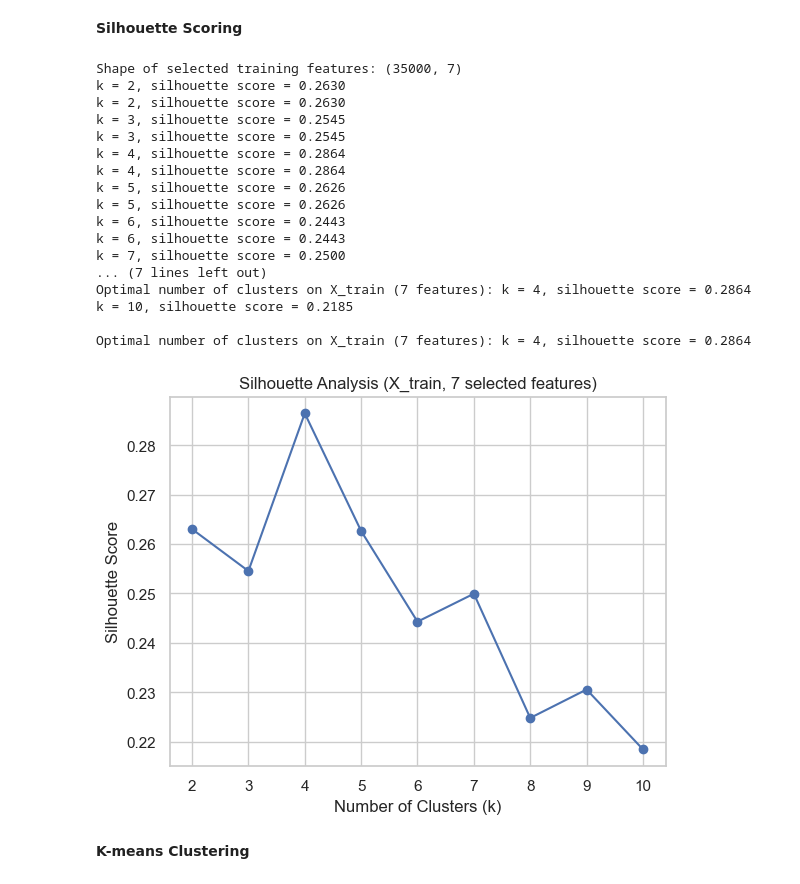
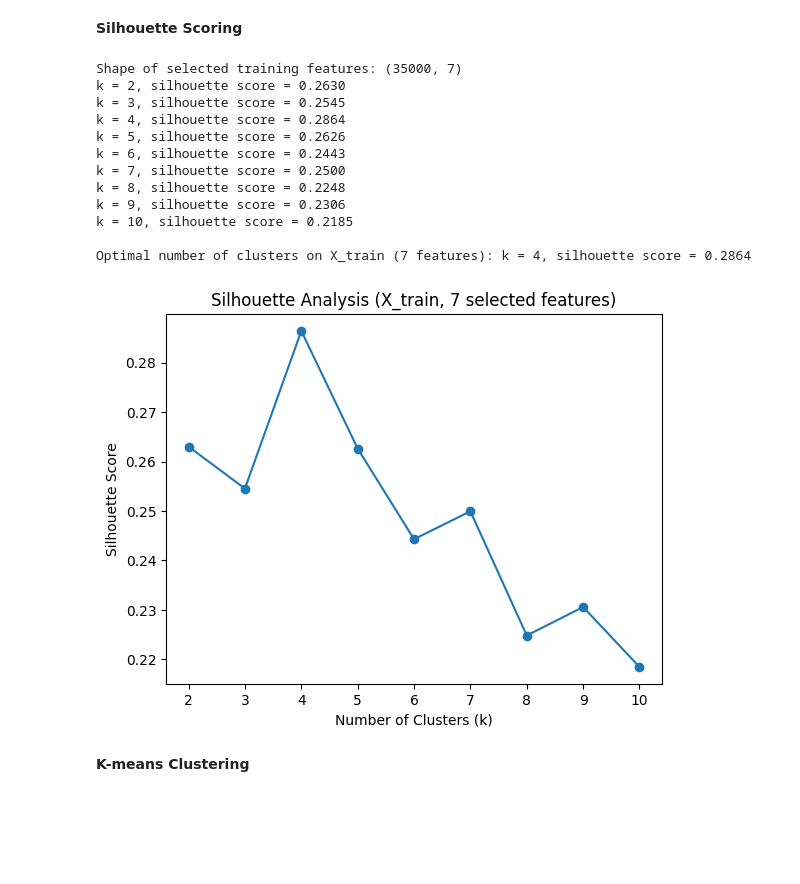
Before and after one commit to RYKELLE/Thesis, a Jupyter notebook: notebooks/phase3_silhouette&clustering.ipynb, the cells around one changed output. Saved outputs shown, nothing was run; the diff lists cells and outputs as text; code cells hidden in the pictures; blank space fills up the shorter version.

Commit message:
Clustering output

```diff
--- a/notebooks/phase3_silhouette&clustering.ipynb
+++ b/notebooks/phase3_silhouette&clustering.ipynb
@@ -95,41 +95,42 @@ silhouette_scores = {}
 
 for k in range(2, 11):  # test k = 2..10
     kmeans = KMeans(n_clusters=k, random_state=42, n_init=10)
     labels = kmeans.fit_predict(X_train_sel)
     score = silhouette_score(X_train_sel, labels)
     silhouette_scores[k] = score
     print(f"k = {k}, silhouette score = {score:.4f}")
 
 # Identify best k
 best_k = max(silhouette_scores, key=silhouette_scores.get)
 print(f"\nOptimal number of clusters on X_train (7 features): k = {best_k}, "
       f"silhouette score = {silhouette_scores[best_k]:.4f}")
 
 # Plot silhouette scores
 plt.plot(list(silhouette_scores.keys()), list(silhouette_scores.values()), marker="o")
 plt.xlabel("Number of Clusters (k)")
 plt.ylabel("Silhouette Score")
 plt.title("Silhouette Analysis (X_train, 7 selected features)")
 plt.show()
+
+# Export silhouette scores to CSV
+pd.DataFrame(
+    list(silhouette_scores.items()),
+    columns=["k", "silhouette_score"]
+).to_csv(OUTPUTS / "silhouette_scores.csv", index=False)
 # %% [output]
 Shape of selected training features: (35000, 7)
 k = 2, silhouette score = 0.2630
-k = 2, silhouette score = 0.2630
-k = 3, silhouette score = 0.2545
 k = 3, silhouette score = 0.2545
 k = 4, silhouette score = 0.2864
-k = 4, silhouette score = 0.2864
-k = 5, silhouette score = 0.2626
 k = 5, silhouette score = 0.2626
 k = 6, silhouette score = 0.2443
-k = 6, silhouette score = 0.2443
 k = 7, silhouette score = 0.2500
-... (7 lines left out)
-Optimal number of clusters on X_train (7 features): k = 4, silhouette score = 0.2864
+k = 8, silhouette score = 0.2248
+k = 9, silhouette score = 0.2306
 k = 10, silhouette score = 0.2185
 
 Optimal number of clusters on X_train (7 features): k = 4, silhouette score = 0.2864
-[figure, old version]
+[figure, new version]
 # %% [markdown]
 **K-means Clustering**
 # %%
```
Also changed, not shown: parts of 3 cells of this notebook, 2 other files.
